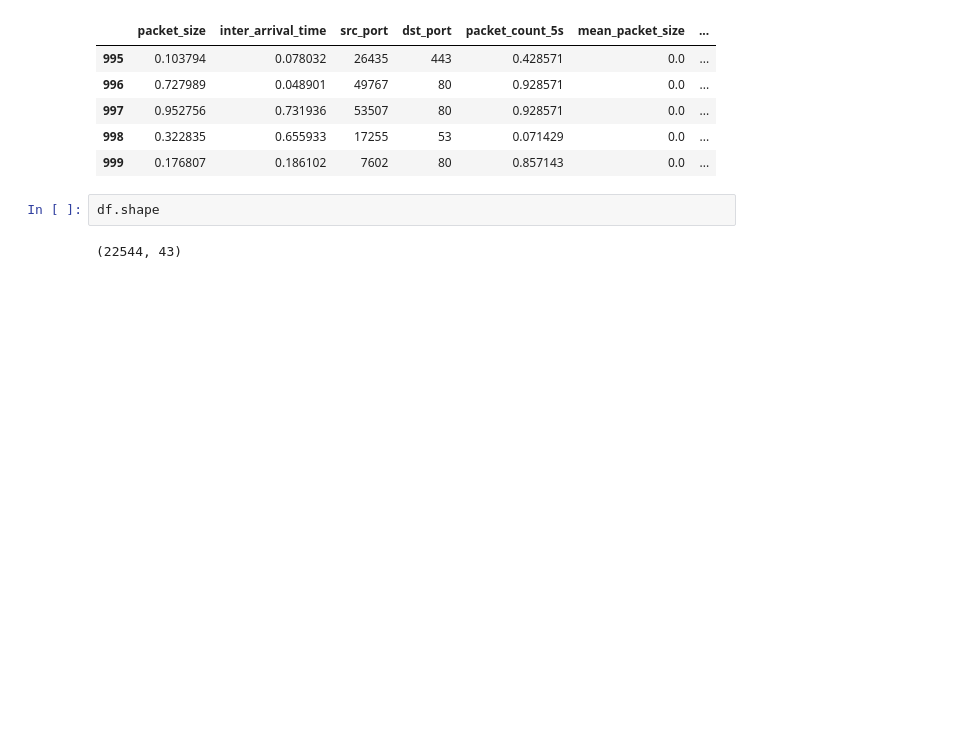
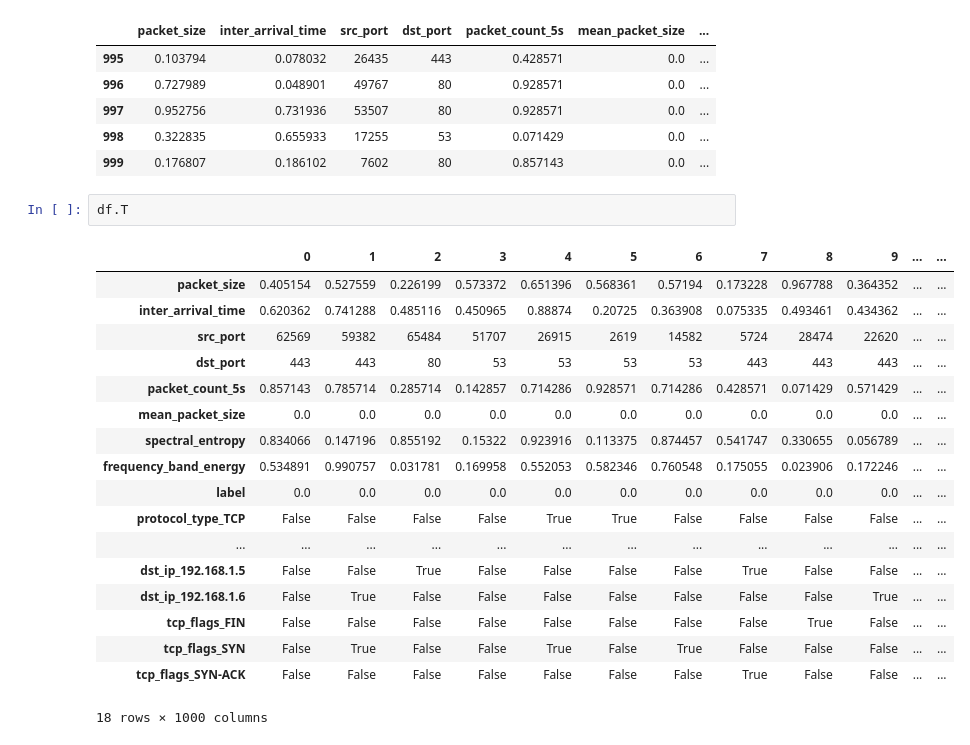
Before and after one commit to vividwhisp/machine-learning-from-scratch, a Jupyter notebook: anamoly-detection.ipynb, the cells around one changed output. Drawn from its saved outputs; the diff is of its cells as text; blank space fills up the shorter version.

```diff
--- a/anamoly-detection.ipynb
+++ b/anamoly-detection.ipynb
@@ -24,9 +24,26 @@ df.tail()
 | 998 | 0.322835 | 0.655933 | 17255 | 53 | 0.071429 | 0.0 | ... |
 | 999 | 0.176807 | 0.186102 | 7602 | 80 | 0.857143 | 0.0 | ... |
 # %%
-df.shape
+df.T
 # %% [output]
+|  | 0 | 1 | 2 | 3 | 4 | 5 | 6 | 7 | 8 | 9 | ... | ... |
+| packet_size | 0.405154 | 0.527559 | 0.226199 | 0.573372 | 0.651396 | 0.568361 | 0.57194 | 0.173228 | 0.967788 | 0.364352 | ... | ... |
+| inter_arrival_time | 0.620362 | 0.741288 | 0.485116 | 0.450965 | 0.88874 | 0.20725 | 0.363908 | 0.075335 | 0.493461 | 0.434362 | ... | ... |
+| src_port | 62569 | 59382 | 65484 | 51707 | 26915 | 2619 | 14582 | 5724 | 28474 | 22620 | ... | ... |
+| dst_port | 443 | 443 | 80 | 53 | 53 | 53 | 53 | 443 | 443 | 443 | ... | ... |
+| packet_count_5s | 0.857143 | 0.785714 | 0.285714 | 0.142857 | 0.714286 | 0.928571 | 0.714286 | 0.428571 | 0.071429 | 0.571429 | ... | ... |
+| mean_packet_size | 0.0 | 0.0 | 0.0 | 0.0 | 0.0 | 0.0 | 0.0 | 0.0 | 0.0 | 0.0 | ... | ... |
+| spectral_entropy | 0.834066 | 0.147196 | 0.855192 | 0.15322 | 0.923916 | 0.113375 | 0.874457 | 0.541747 | 0.330655 | 0.056789 | ... | ... |
+| frequency_band_energy | 0.534891 | 0.990757 | 0.031781 | 0.169958 | 0.552053 | 0.582346 | 0.760548 | 0.175055 | 0.023906 | 0.172246 | ... | ... |
+| label | 0.0 | 0.0 | 0.0 | 0.0 | 0.0 | 0.0 | 0.0 | 0.0 | 0.0 | 0.0 | ... | ... |
+| protocol_type_TCP | False | False | False | False | True | True | False | False | False | False | ... | ... |
+| ... | ... | ... | ... | ... | ... | ... | ... | ... | ... | ... | ... | ... |
+| dst_ip_192.168.1.5 | False | False | True | False | False | False | False | True | False | False | ... | ... |
+| dst_ip_192.168.1.6 | False | True | False | False | False | False | False | False | False | True | ... | ... |
+| tcp_flags_FIN | False | False | False | False | False | False | False | False | True | False | ... | ... |
+| tcp_flags_SYN | False | True | False | False | True | False | True | False | False | False | ... | ... |
+| tcp_flags_SYN-ACK | False | False | False | False | False | False | False | True | False | False | ... | ... |
-(22544, 43)
+18 rows × 1000 columns
 # %%
 df.columns
 # %% [output]
```
Also changed, not shown: parts of 15 cells of this notebook.
